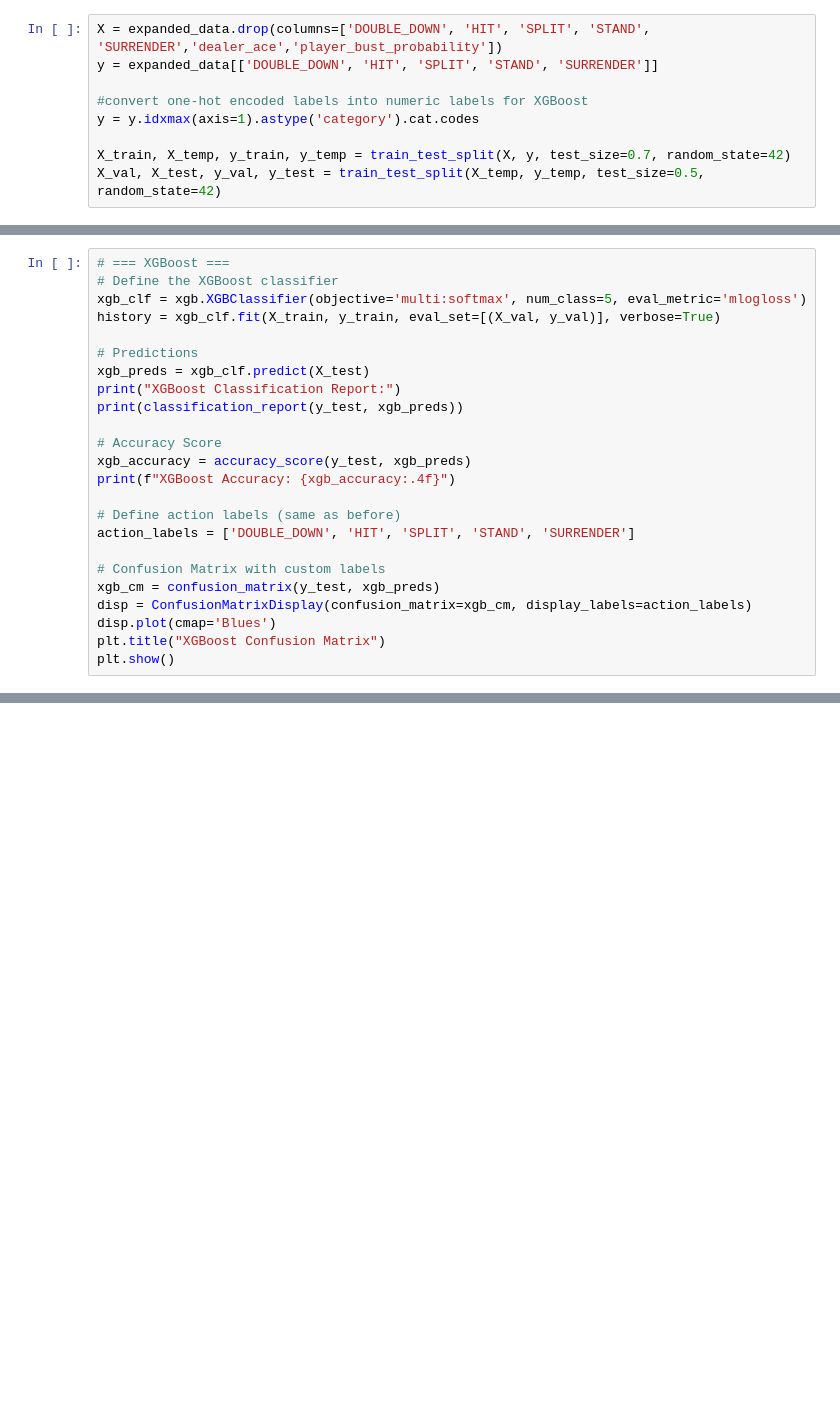
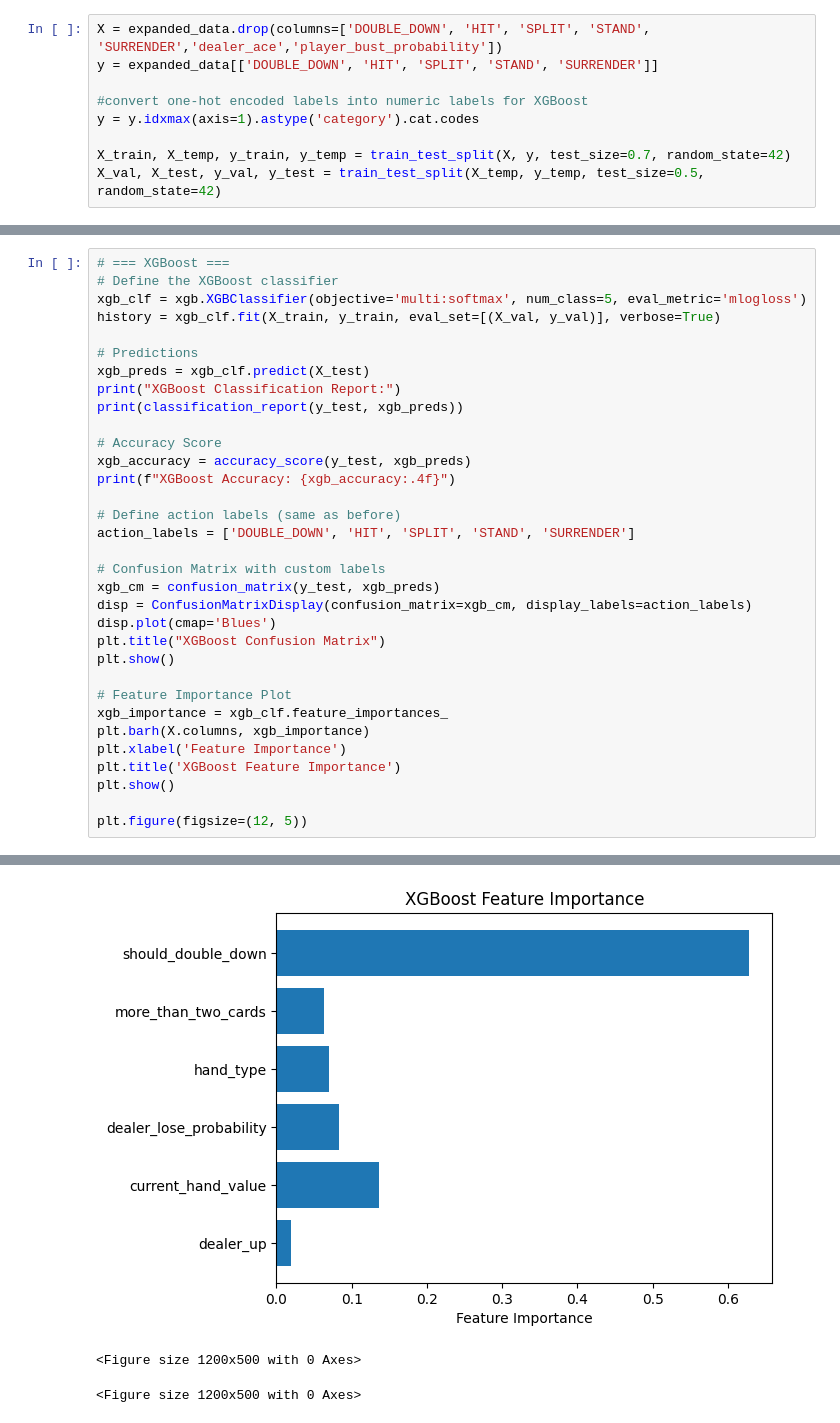
Before and after one commit to FuLLeNN/MLA1-A7, a Jupyter notebook: blackjackModel.ipynb, the cells around one changed output, grey strips where cells are left out. Drawn from its saved outputs; the diff is of its cells as text; blank space fills up the shorter version.

```diff
--- a/blackjackModel.ipynb
+++ b/blackjackModel.ipynb
@@ -524,30 +524,42 @@ xgb_accuracy = accuracy_score(y_test, xgb_preds)
 print(f"XGBoost Accuracy: {xgb_accuracy:.4f}")
 
 # Define action labels (same as before)
 action_labels = ['DOUBLE_DOWN', 'HIT', 'SPLIT', 'STAND', 'SURRENDER']
 
 # Confusion Matrix with custom labels
 xgb_cm = confusion_matrix(y_test, xgb_preds)
 disp = ConfusionMatrixDisplay(confusion_matrix=xgb_cm, display_labels=action_labels)
 disp.plot(cmap='Blues')
 plt.title("XGBoost Confusion Matrix")
 plt.show()
+
+# Feature Importance Plot
+xgb_importance = xgb_clf.feature_importances_
+plt.barh(X.columns, xgb_importance)
+plt.xlabel('Feature Importance')
+plt.title('XGBoost Feature Importance')
+plt.show()
+
+plt.figure(figsize=(12, 5))
 # %% [output]
 [0]     validation_0-mlogloss:0.96876
 [1]     validation_0-mlogloss:0.67040
 [2]     validation_0-mlogloss:0.48448
 [3]     validation_0-mlogloss:0.35875
 [4]     validation_0-mlogloss:0.26895
 [5]     validation_0-mlogloss:0.20449
 [6]     validation_0-mlogloss:0.15751
 [7]     validation_0-mlogloss:0.12251
 [8]     validation_0-mlogloss:0.09554
 [9]     validation_0-mlogloss:0.07566
 [10]    validation_0-mlogloss:0.06138
 [11]    validation_0-mlogloss:0.05000
 ... (98 lines left out)
    macro avg       0.99      0.98      0.99     46042
 weighted avg       1.00      1.00      1.00     46042
 
 XGBoost Accuracy: 0.9959
 [figure]
+[figure, added]
+<Figure size 1200x500 with 0 Axes>
+<Figure size 1200x500 with 0 Axes>
```
Also changed, not shown: parts of 6 cells of this notebook, 3 other files.
